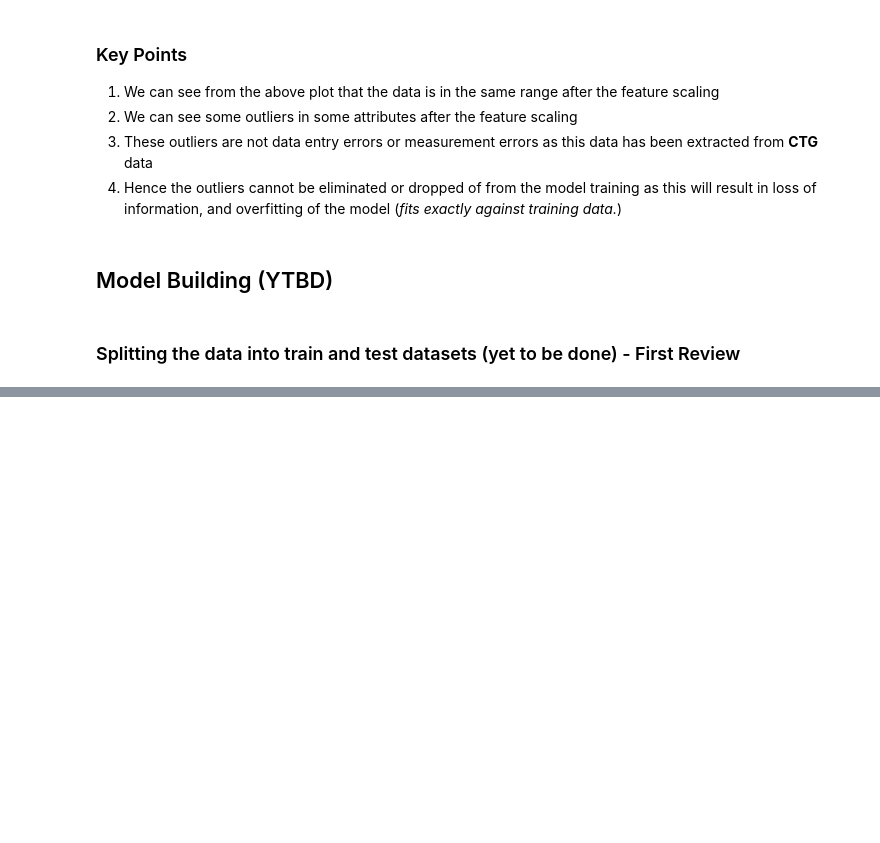
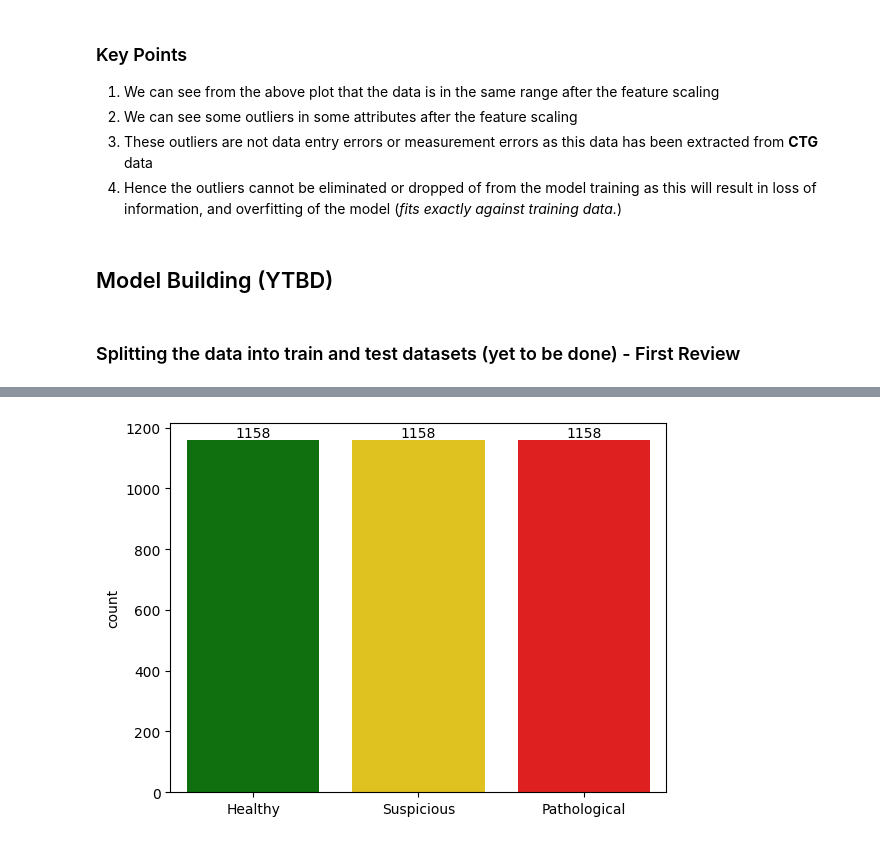
Before and after one commit to theinhumaneme/major, a Jupyter notebook: python/major.ipynb, the cells around one changed output, grey strips where cells are left out. Drawn from its saved outputs; the diff is of its cells as text; code cells hidden in the pictures; blank space fills up the shorter version.

```diff
--- a/python/major.ipynb
+++ b/python/major.ipynb
@@ -153,3 +248,12 @@ XDataTrain, XDataTest, YTrain,YTest = train_test_split(XData_scaled,YData,test_s
+# %%
+colours=["green","gold", "red"]
+plot = sb.countplot(x=YTrain.values,palette=colours)
+plot.bar_label(plot.containers[0])
+YTrain.value_counts()
+plt.gca().set_xticklabels(['Healthy', 'Suspicious', 'Pathological'])
+plt.savefig("trainset-after-smote")
+# %% [output]
+[figure, added]
 # %%
 from sklearn.model_selection import cross_val_score
 from sklearn.metrics import precision_score, recall_score, confusion_matrix, classification_report, accuracy_score, f1_score
```
Also changed, not shown: parts of 36 cells of this notebook, 18 other files.
